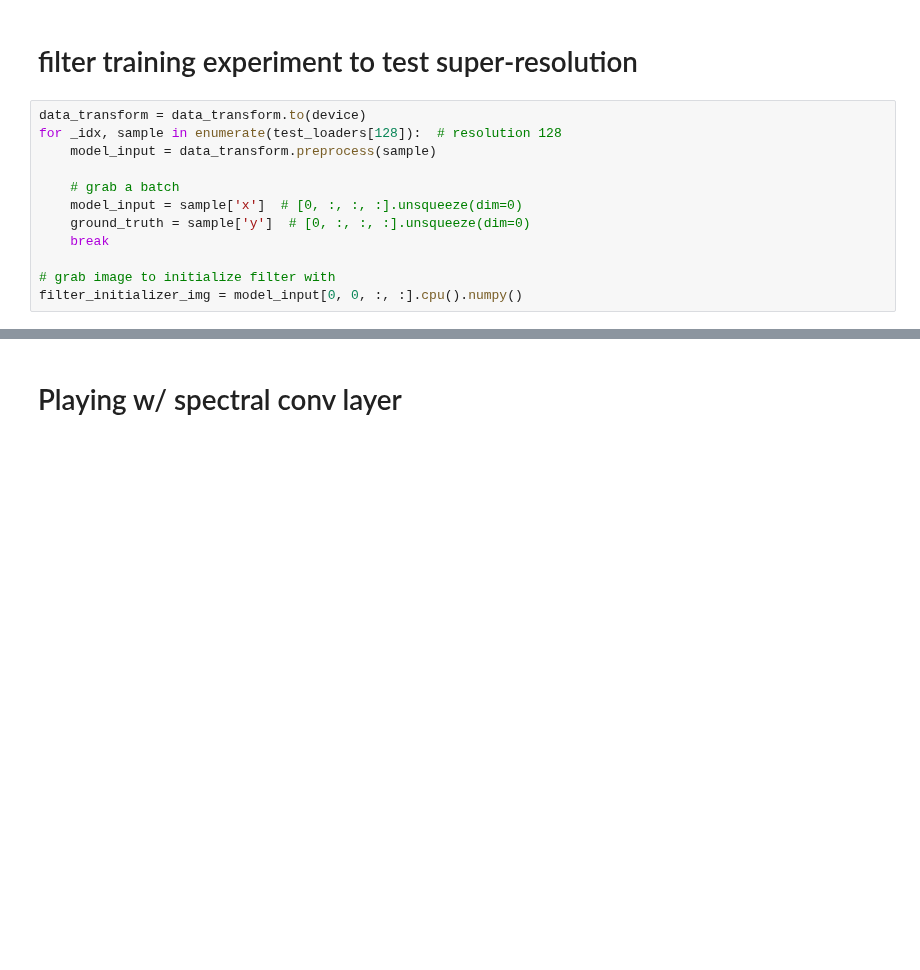
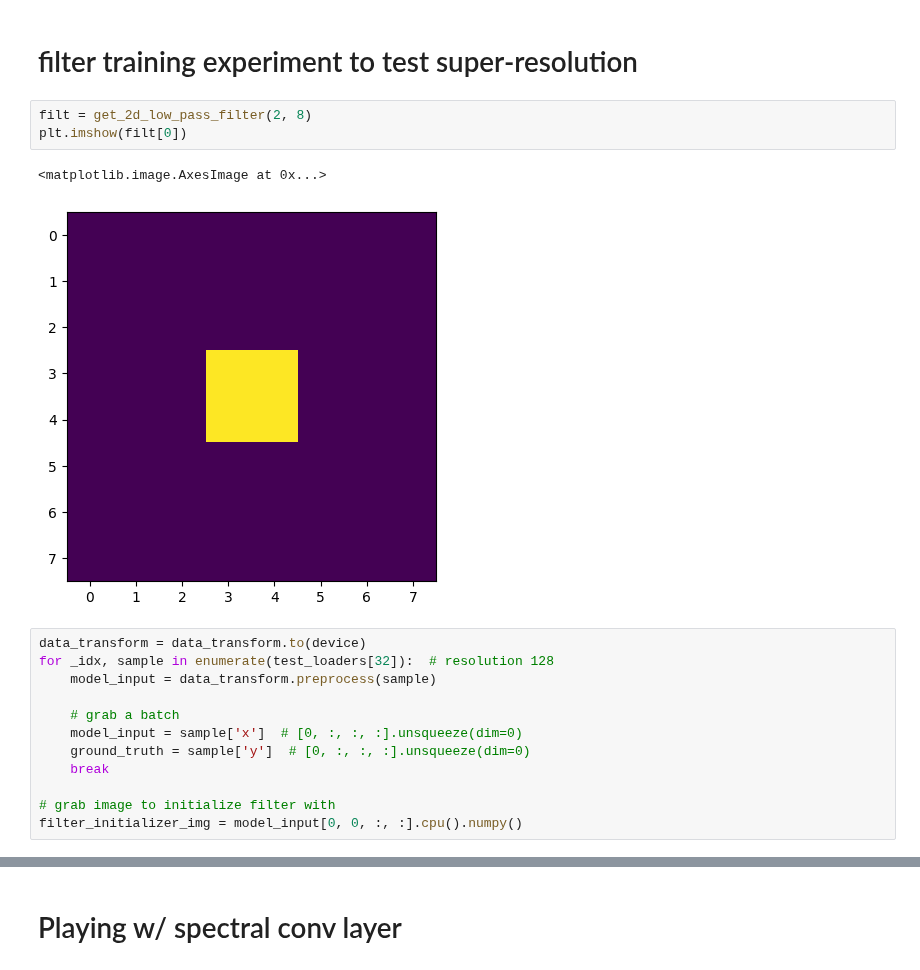
Before and after one commit to msakarvadia/operator_aliasing, a Jupyter notebook: notebooks/activation_function_analysis.ipynb, the cells around one changed output, grey strips where cells are left out. Saved outputs shown, nothing was run; the diff lists cells and outputs as text; blank space fills up the shorter version.

```diff
--- a/notebooks/activation_function_analysis.ipynb
+++ b/notebooks/activation_function_analysis.ipynb
@@ -464,8 +465,14 @@ Loading test db for resolution 128 with 100 samples
 # %% [markdown]
 # filter training experiment to test super-resolution
+# %%
+filt = get_2d_low_pass_filter(2, 8)
+plt.imshow(filt[0])
+# %% [output]
+<matplotlib.image.AxesImage at 0x...>
+[figure, added]
 # %%
 data_transform = data_transform.to(device)
-for _idx, sample in enumerate(test_loaders[128]):  # resolution 128
+for _idx, sample in enumerate(test_loaders[32]):  # resolution 128
     model_input = data_transform.preprocess(sample)
 
     # grab a batch
```
Also changed, not shown: parts of 13 cells of this notebook.
